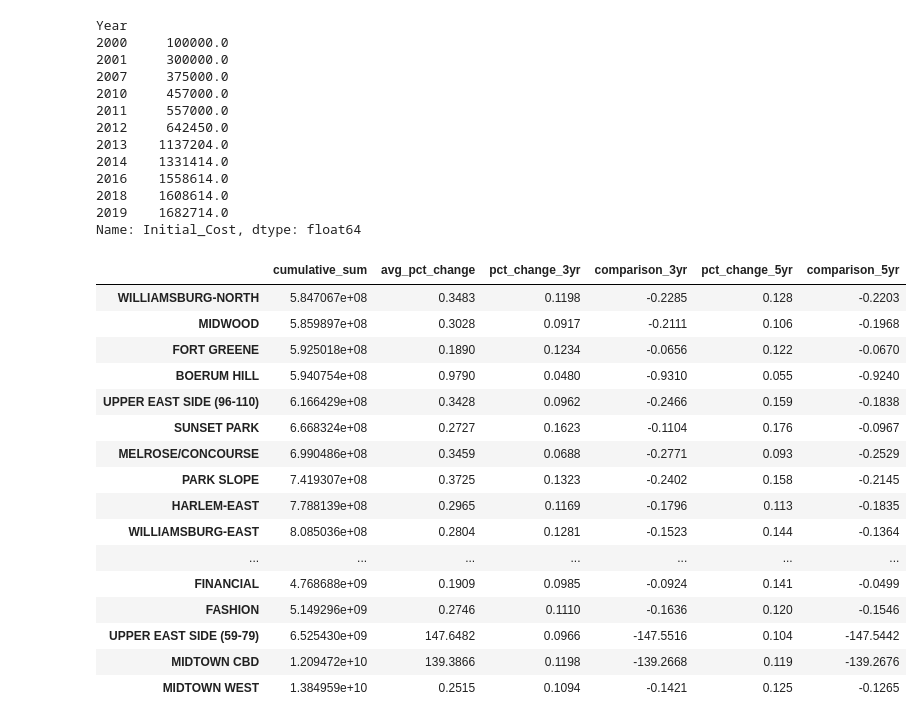
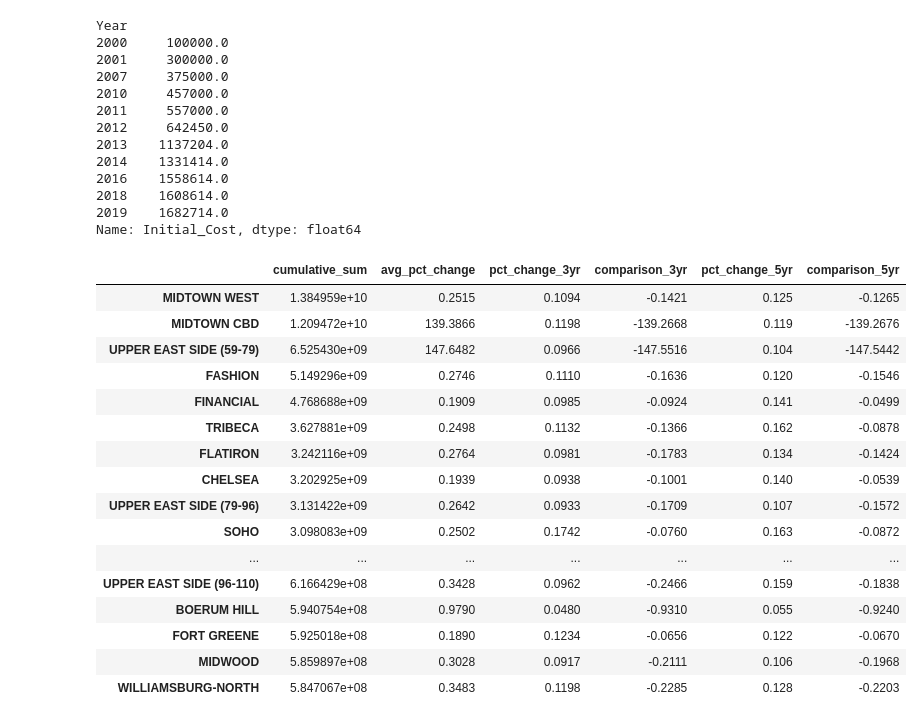
Before and after one commit to ekuo651/NYC-RE-Neighborhood-Trends, a Jupyter notebook: development_data_api.ipynb, the cells around one changed output. Saved outputs shown, nothing was run; the diff lists cells and outputs as text; code cells hidden in the pictures.

```diff
--- a/development_data_api.ipynb
+++ b/development_data_api.ipynb
@@ -267,5 +258,7 @@ interact(cumulative_plot, Neighborhood=all_neighborhoods)
     neigh_slice = boroughs_yearly_dev[boroughs_yearly_dev['NEIGHBORHOOD'].isin(['SOUNDVIEW'])]
     neigh_slice.set_index('Year', inplace=True)
     cum_fcn = neigh_slice['Initial_Cost'].cumsum()
-    cum_fcn[-1:][0]
+    print(cum_fcn[-1:][0])
+    print(cum_fcn.loc['2019'])
+    type(cum_fcn)
 # %% [output]
@@ -280,7 +275,7 @@ def cumulative_dev_stats(Neighborhood):
     avg_pct_change = round(returns[:-1].mean(),4)
     pct_change_3yr = round(returns[-4:-1].mean(),4)
     comparison_3yr = round(pct_change_3yr - avg_pct_change,4)
-    pct_change_5yr = round(returns[-6:-1].mean(),3)
+    pct_change_5yr = round(returns[-6:-1].mean(),4)
     comparison_5yr = round(pct_change_5yr - avg_pct_change,4)
     return [present_sum, avg_pct_change, pct_change_3yr, comparison_3yr, pct_change_5yr, comparison_5yr]
 # %%
@@ -332,26 +309,27 @@ Name: Initial_Cost, dtype: float64
 # %%
 stats_df = pd.DataFrame(development_stats)
 new_columns = ['cumulative_sum','avg_pct_change','pct_change_3yr','comparison_3yr','pct_change_5yr','comparison_5yr']
 dev_df = stats_df.transpose()
 dev_df.columns=new_columns
 dev_df.dropna(inplace=True)
-dev_df.sort_values(['cumulative_sum'], ascending=True, inplace=True)
-dev_df.tail(50)
+dev_df.sort_values(['cumulative_sum'], ascending=False, inplace=True)
+
+dev_df.head(50)
 # %% [output]
 |  | cumulative_sum | avg_pct_change | pct_change_3yr | comparison_3yr | pct_change_5yr | comparison_5yr |
+| MIDTOWN WEST | 1.384959e+10 | 0.2515 | 0.1094 | -0.1421 | 0.125 | -0.1265 |
+| MIDTOWN CBD | 1.209472e+10 | 139.3866 | 0.1198 | -139.2668 | 0.119 | -139.2676 |
+| UPPER EAST SIDE (59-79) | 6.525430e+09 | 147.6482 | 0.0966 | -147.5516 | 0.104 | -147.5442 |
+| FASHION | 5.149296e+09 | 0.2746 | 0.1110 | -0.1636 | 0.120 | -0.1546 |
+| FINANCIAL | 4.768688e+09 | 0.1909 | 0.0985 | -0.0924 | 0.141 | -0.0499 |
+| TRIBECA | 3.627881e+09 | 0.2498 | 0.1132 | -0.1366 | 0.162 | -0.0878 |
+| FLATIRON | 3.242116e+09 | 0.2764 | 0.0981 | -0.1783 | 0.134 | -0.1424 |
+| CHELSEA | 3.202925e+09 | 0.1939 | 0.0938 | -0.1001 | 0.140 | -0.0539 |
+| UPPER EAST SIDE (79-96) | 3.131422e+09 | 0.2642 | 0.0933 | -0.1709 | 0.107 | -0.1572 |
+| SOHO | 3.098083e+09 | 0.2502 | 0.1742 | -0.0760 | 0.163 | -0.0872 |
+| ... | ... | ... | ... | ... | ... | ... |
+| UPPER EAST SIDE (96-110) | 6.166429e+08 | 0.3428 | 0.0962 | -0.2466 | 0.159 | -0.1838 |
+| BOERUM HILL | 5.940754e+08 | 0.9790 | 0.0480 | -0.9310 | 0.055 | -0.9240 |
+| FORT GREENE | 5.925018e+08 | 0.1890 | 0.1234 | -0.0656 | 0.122 | -0.0670 |
+| MIDWOOD | 5.859897e+08 | 0.3028 | 0.0917 | -0.2111 | 0.106 | -0.1968 |
 | WILLIAMSBURG-NORTH | 5.847067e+08 | 0.3483 | 0.1198 | -0.2285 | 0.128 | -0.2203 |
-| MIDWOOD | 5.859897e+08 | 0.3028 | 0.0917 | -0.2111 | 0.106 | -0.1968 |
-| FORT GREENE | 5.925018e+08 | 0.1890 | 0.1234 | -0.0656 | 0.122 | -0.0670 |
-| BOERUM HILL | 5.940754e+08 | 0.9790 | 0.0480 | -0.9310 | 0.055 | -0.9240 |
-| UPPER EAST SIDE (96-110) | 6.166429e+08 | 0.3428 | 0.0962 | -0.2466 | 0.159 | -0.1838 |
-| SUNSET PARK | 6.668324e+08 | 0.2727 | 0.1623 | -0.1104 | 0.176 | -0.0967 |
-| MELROSE/CONCOURSE | 6.990486e+08 | 0.3459 | 0.0688 | -0.2771 | 0.093 | -0.2529 |
-| PARK SLOPE | 7.419307e+08 | 0.3725 | 0.1323 | -0.2402 | 0.158 | -0.2145 |
-| HARLEM-EAST | 7.788139e+08 | 0.2965 | 0.1169 | -0.1796 | 0.113 | -0.1835 |
-| WILLIAMSBURG-EAST | 8.085036e+08 | 0.2804 | 0.1281 | -0.1523 | 0.144 | -0.1364 |
-| ... | ... | ... | ... | ... | ... | ... |
-| FINANCIAL | 4.768688e+09 | 0.1909 | 0.0985 | -0.0924 | 0.141 | -0.0499 |
-| FASHION | 5.149296e+09 | 0.2746 | 0.1110 | -0.1636 | 0.120 | -0.1546 |
-| UPPER EAST SIDE (59-79) | 6.525430e+09 | 147.6482 | 0.0966 | -147.5516 | 0.104 | -147.5442 |
-| MIDTOWN CBD | 1.209472e+10 | 139.3866 | 0.1198 | -139.2668 | 0.119 | -139.2676 |
-| MIDTOWN WEST | 1.384959e+10 | 0.2515 | 0.1094 | -0.1421 | 0.125 | -0.1265 |
```
Also changed, not shown: parts of 4 cells of this notebook.
